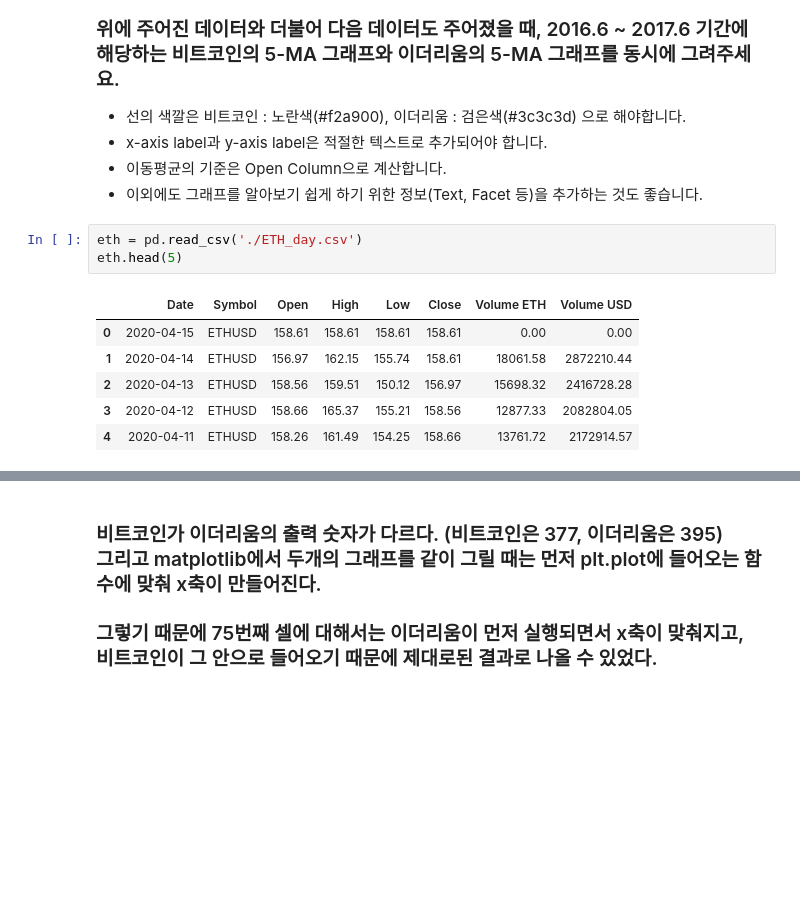
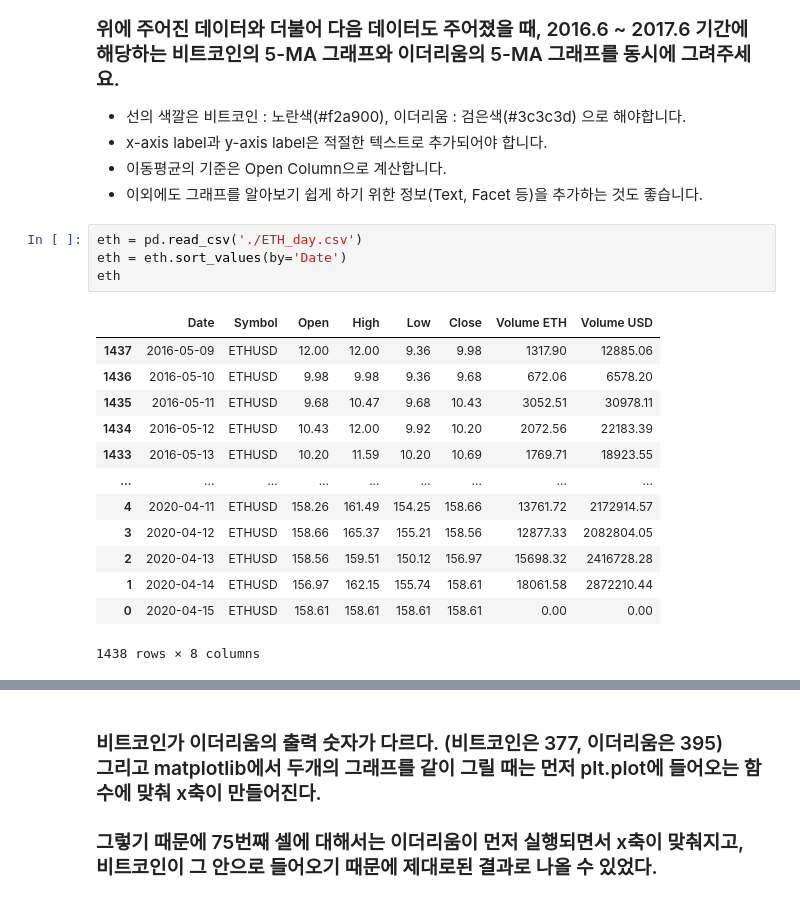
Before and after one commit to super-corini/programmers_kdt_II, a Jupyter notebook: 5. Day5 mission.ipynb, the cells around one changed output, grey strips where cells are left out. Cells and saved outputs as stored; diff of their text form; blank space fills up the shorter version.

```diff
--- a/5. Day5 mission.ipynb
+++ b/5. Day5 mission.ipynb
@@ -141,11 +159,19 @@ plt.show()
 * 이외에도 그래프를 알아보기 쉽게 하기 위한 정보(Text, Facet 등)을 추가하는 것도 좋습니다.
 # %%
 eth = pd.read_csv('./ETH_day.csv')
-eth.head(5)
+eth = eth.sort_values(by='Date')
+eth
 # %% [output]
 |  | Date | Symbol | Open | High | Low | Close | Volume ETH | Volume USD |
+| 1437 | 2016-05-09 | ETHUSD | 12.00 | 12.00 | 9.36 | 9.98 | 1317.90 | 12885.06 |
+| 1436 | 2016-05-10 | ETHUSD | 9.98 | 9.98 | 9.36 | 9.68 | 672.06 | 6578.20 |
+| 1435 | 2016-05-11 | ETHUSD | 9.68 | 10.47 | 9.68 | 10.43 | 3052.51 | 30978.11 |
+| 1434 | 2016-05-12 | ETHUSD | 10.43 | 12.00 | 9.92 | 10.20 | 2072.56 | 22183.39 |
+| 1433 | 2016-05-13 | ETHUSD | 10.20 | 11.59 | 10.20 | 10.69 | 1769.71 | 18923.55 |
+| ... | ... | ... | ... | ... | ... | ... | ... | ... |
+| 4 | 2020-04-11 | ETHUSD | 158.26 | 161.49 | 154.25 | 158.66 | 13761.72 | 2172914.57 |
+| 3 | 2020-04-12 | ETHUSD | 158.66 | 165.37 | 155.21 | 158.56 | 12877.33 | 2082804.05 |
+| 2 | 2020-04-13 | ETHUSD | 158.56 | 159.51 | 150.12 | 156.97 | 15698.32 | 2416728.28 |
+| 1 | 2020-04-14 | ETHUSD | 156.97 | 162.15 | 155.74 | 158.61 | 18061.58 | 2872210.44 |
 | 0 | 2020-04-15 | ETHUSD | 158.61 | 158.61 | 158.61 | 158.61 | 0.00 | 0.00 |
-| 1 | 2020-04-14 | ETHUSD | 156.97 | 162.15 | 155.74 | 158.61 | 18061.58 | 2872210.44 |
-| 2 | 2020-04-13 | ETHUSD | 158.56 | 159.51 | 150.12 | 156.97 | 15698.32 | 2416728.28 |
-| 3 | 2020-04-12 | ETHUSD | 158.66 | 165.37 | 155.21 | 158.56 | 12877.33 | 2082804.05 |
-| 4 | 2020-04-11 | ETHUSD | 158.26 | 161.49 | 154.25 | 158.66 | 13761.72 | 2172914.57 |
+1438 rows × 8 columns
```
Also changed, not shown: parts of 9 cells of this notebook.
